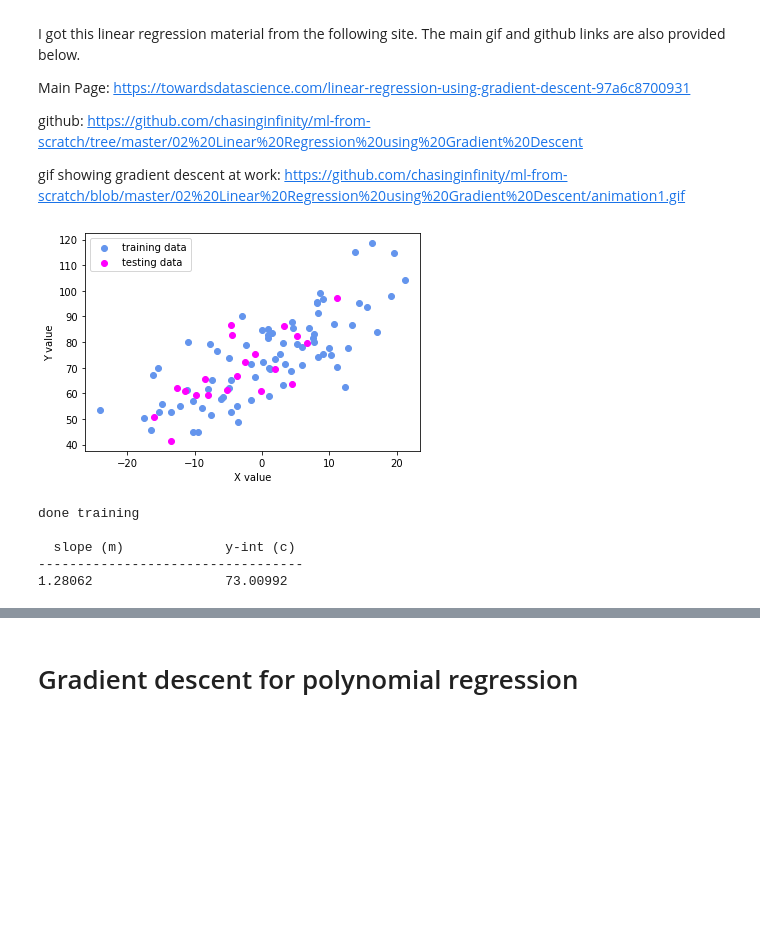
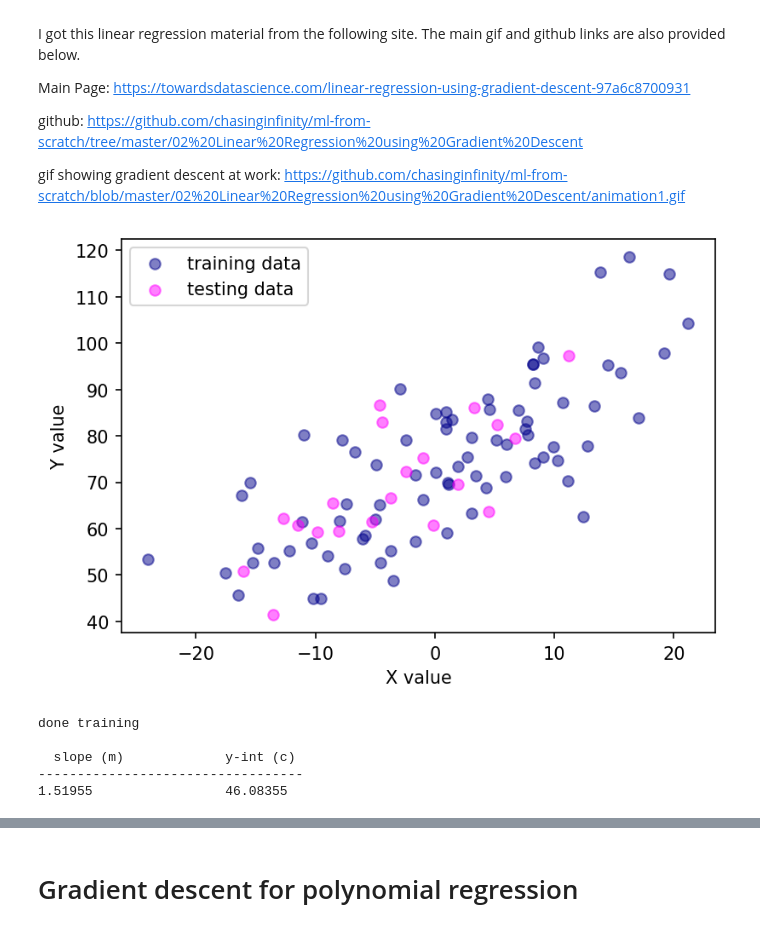
Before and after one commit to eabarnes1010/course_objective_analysis, a Jupyter notebook: code/ann_gradientDescent_linearRegression.ipynb, the cells around one changed output, grey strips where cells are left out. Drawn from its saved outputs; the diff is of its cells as text; code cells hidden in the pictures; blank space fills up the shorter version.

```diff
--- a/code/ann_gradientDescent_linearRegression.ipynb
+++ b/code/ann_gradientDescent_linearRegression.ipynb
@@ -44,16 +46,17 @@ X = X-np.mean(X)
 Y = np.array(data.iloc[:, 1])
 # %%
-Xtrain, Xtest, Ytrain, Ytest = train_test_split(X, Y, test_size=0.2)           # split the data into training and testing samples,
-                                                                               # MODIFY: "test_size" means the fraction of data to be used for testing,
-                                                                               # the rest is training
+# MODIFY: "test_size" means the fraction of data to be used for testing,
+# the rest is training
+# split the data into training and testing samples,
+Xtrain, Xtest, Ytrain, Ytest = train_test_split(X, Y, test_size=0.2)
 
-plt.scatter(Xtrain, Ytrain, color='cornflowerblue', label='training data')
-plt.scatter(Xtest, Ytest, color='fuchsia', label = 'testing data')
-plt.xlabel('X value')
-plt.ylabel('Y value')
+plt.scatter(Xtrain, Ytrain, color="darkblue", label="training data", alpha=0.5)
+plt.scatter(Xtest, Ytest, color="fuchsia", label="testing data", alpha=0.5)
+plt.xlabel("X value")
+plt.ylabel("Y value")
 plt.legend()
 plt.show()
 # %% [output]
-[figure, old version]
+[figure, new version]
 # %%
 # define functional fits
@@ -72,32 +76,35 @@ def my_gradLoss(xtrain,ytrain,ypred):
 
     return gradLoss_m, gradLoss_c
 # %%
+L = 0.0001  # MODIFY: the learning rate - the size of the "step" to take down gradient
+epochs = 5_000  # MODIFY: the number of iterations to run over the entire training set
+
 # Building the model
 m = np.random.uniform()
 c = np.random.uniform()
 
-L = 0.0001                                                         # MODIFY: the learning rate - the size of the "step" to take down gradient
-epochs = 40000                                                     # MODIFY: the number of iterations to run over the entire training set
+errorHistory = np.empty((epochs,))
 
-errorHistory = np.empty((epochs,))
 # Performing Gradient Descent
 for i in range(epochs):
 
-    Y_pred = my_fit(m,c,Xtrain)                                    # the current predicted value of y
-    gradLoss_m, gradLoss_c = my_gradLoss(Xtrain, Ytrain, Y_pred)   # compute the direction of down gradient of the loss function with respect to the coefficients
-    m = m - L * gradLoss_m                                         # update the slope m
-    c = c - L * gradLoss_c                                         # update the y-intercept c
+    Y_pred = my_fit(m, c, Xtrain)  # the current predicted value of y
+    gradLoss_m, gradLoss_c = my_gradLoss(
+        Xtrain, Ytrain, Y_pred
+    )  # compute the direction of down gradient of the loss function with respect to the coefficients
+    m = m - L * gradLoss_m  # update the slope m
+    c = c - L * gradLoss_c  # update the y-intercept c
 
-    errorHistory[i] = 1/float(len(Y))*np.sum((Ytrain - Y_pred)**2)
+    errorHistory[i] = 1 / float(len(Y)) * np.sum((Ytrain - Y_pred) ** 2)
 
-print('done training')
-print('')
-print('  slope (m)             y-int (c)')
-print('----------------------------------')
-print (str(np.around(m,5)) + '                 ' + str(np.around(c,5)))
+print("done training")
+print("")
+print("  slope (m)             y-int (c)")
+print("----------------------------------")
+print(str(np.around(m, 5)) + "                 " + str(np.around(c, 5)))
 # %% [output]
 done training
 
   slope (m)             y-int (c)
 ----------------------------------
-1.28062                 73.00992
+1.51955                 46.08355
```
Also changed, not shown: parts of 17 cells of this notebook.
